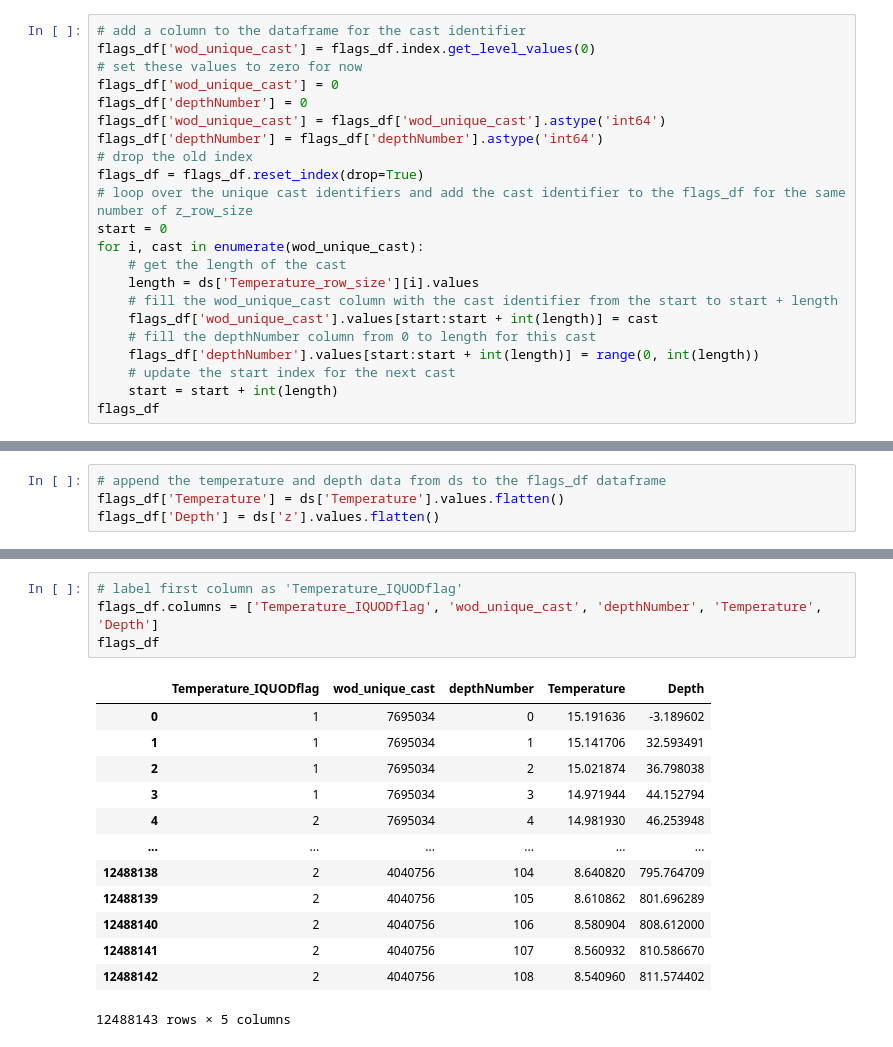
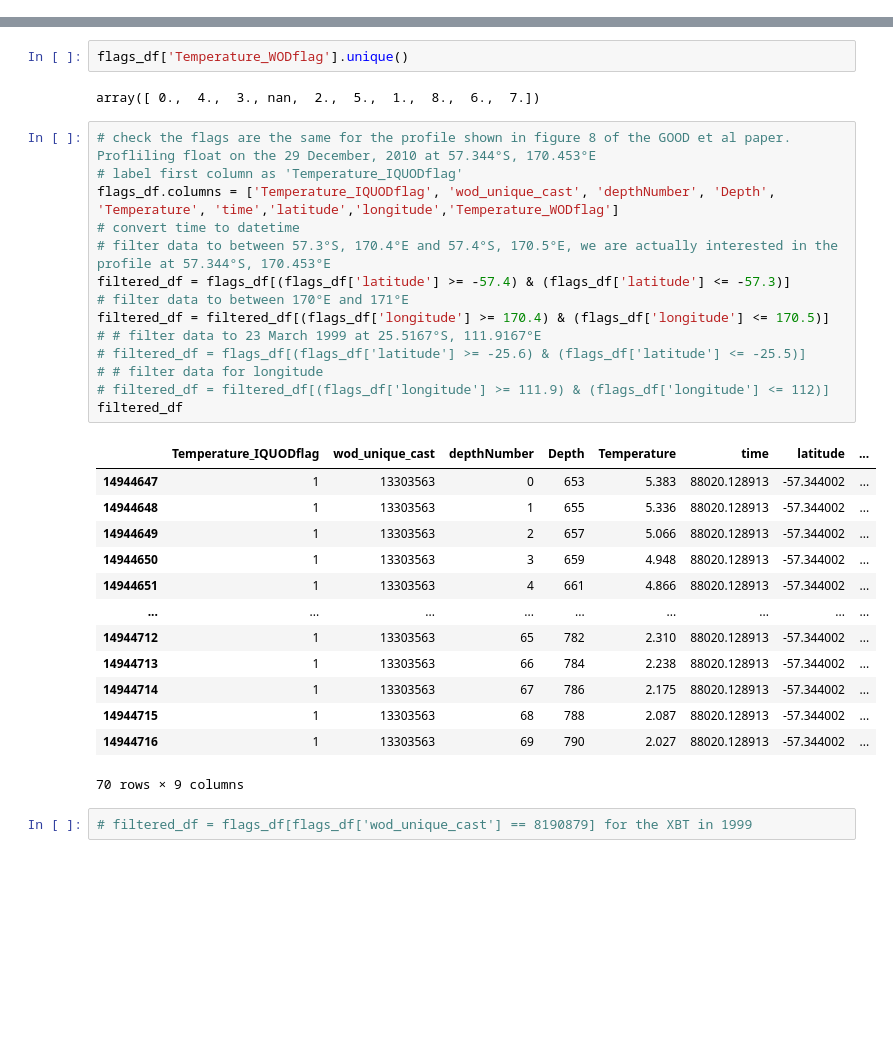
Before and after one commit to CARSv2/cars-v2, a Jupyter notebook: notebooks/IQuOD_check_flags.ipynb, the cells around one changed output, grey strips where cells are left out. Cells and saved outputs as stored; diff of their text form; blank space fills up the shorter version.

```diff
--- a/notebooks/IQuOD_check_flags.ipynb
+++ b/notebooks/IQuOD_check_flags.ipynb
@@ -36,22 +68,0 @@ flags_df
-# %%
-# add a column to the dataframe for the cast identifier
-flags_df['wod_unique_cast'] = flags_df.index.get_level_values(0)
-# set these values to zero for now
-flags_df['wod_unique_cast'] = 0
-flags_df['depthNumber'] = 0
-flags_df['wod_unique_cast'] = flags_df['wod_unique_cast'].astype('int64')
-flags_df['depthNumber'] = flags_df['depthNumber'].astype('int64')
-# drop the old index
-flags_df = flags_df.reset_index(drop=True)
-# loop over the unique cast identifiers and add the cast identifier to the flags_df for the same number of z_row_size
-start = 0
-for i, cast in enumerate(wod_unique_cast):
-    # get the length of the cast
-    length = ds['Temperature_row_size'][i].values
-    # fill the wod_unique_cast column with the cast identifier from the start to start + length
-    flags_df['wod_unique_cast'].values[start:start + int(length)] = cast
-    # fill the depthNumber column from 0 to length for this cast
-    flags_df['depthNumber'].values[start:start + int(length)] = range(0, int(length))
-    # update the start index for the next cast
-    start = start + int(length)
-flags_df
@@ -72,4 +68,0 @@ flags_df
-# %%
-# append the temperature and depth data from ds to the flags_df dataframe
-flags_df['Temperature'] = ds['Temperature'].values.flatten()
-flags_df['Depth'] = ds['z'].values.flatten()
@@ -90,19 +69,35 @@ flags_df['Depth'] = ds['z'].values.flatten()
+# %%
+flags_df['Temperature_WODflag'].unique()
+# %% [output]
+array([ 0.,  4.,  3., nan,  2.,  5.,  1.,  8.,  6.,  7.])
 # %%
+# check the flags are the same for the profile shown in figure 8 of the GOOD et al paper. Profliling float on the 29 December, 2010 at 57.344°S, 170.453°E
 # label first column as 'Temperature_IQUODflag'
-flags_df.columns = ['Temperature_IQUODflag', 'wod_unique_cast', 'depthNumber', 'Temperature', 'Depth']
-flags_df
+flags_df.columns = ['Temperature_IQUODflag', 'wod_unique_cast', 'depthNumber', 'Depth', 'Temperature', 'time','latitude','longitude','Temperature_WODflag']
+# convert time to datetime
+# filter data to between 57.3°S, 170.4°E and 57.4°S, 170.5°E, we are actually interested in the profile at 57.344°S, 170.453°E
+filtered_df = flags_df[(flags_df['latitude'] >= -57.4) & (flags_df['latitude'] <= -57.3)]
+# filter data to between 170°E and 171°E
+filtered_df = filtered_df[(flags_df['longitude'] >= 170.4) & (flags_df['longitude'] <= 170.5)]
+# # filter data to 23 March 1999 at 25.5167°S, 111.9167°E
+# filtered_df = flags_df[(flags_df['latitude'] >= -25.6) & (flags_df['latitude'] <= -25.5)]
+# # filter data for longitude
+# filtered_df = filtered_df[(flags_df['longitude'] >= 111.9) & (flags_df['longitude'] <= 112)]
+filtered_df
 # %% [output]
-|  | Temperature_IQUODflag | wod_unique_cast | depthNumber | Temperature | Depth |
-| 0 | 1 | 7695034 | 0 | 15.191636 | -3.189602 |
-| 1 | 1 | 7695034 | 1 | 15.141706 | 32.593491 |
-| 2 | 1 | 7695034 | 2 | 15.021874 | 36.798038 |
-| 3 | 1 | 7695034 | 3 | 14.971944 | 44.152794 |
-| 4 | 2 | 7695034 | 4 | 14.981930 | 46.253948 |
-| ... | ... | ... | ... | ... | ... |
-| 12488138 | 2 | 4040756 | 104 | 8.640820 | 795.764709 |
-| 12488139 | 2 | 4040756 | 105 | 8.610862 | 801.696289 |
-| 12488140 | 2 | 4040756 | 106 | 8.580904 | 808.612000 |
-| 12488141 | 2 | 4040756 | 107 | 8.560932 | 810.586670 |
-| 12488142 | 2 | 4040756 | 108 | 8.540960 | 811.574402 |
+|  | Temperature_IQUODflag | wod_unique_cast | depthNumber | Depth | Temperature | time | latitude | ... |
+| 14944647 | 1 | 13303563 | 0 | 653 | 5.383 | 88020.128913 | -57.344002 | ... |
+| 14944648 | 1 | 13303563 | 1 | 655 | 5.336 | 88020.128913 | -57.344002 | ... |
+| 14944649 | 1 | 13303563 | 2 | 657 | 5.066 | 88020.128913 | -57.344002 | ... |
+| 14944650 | 1 | 13303563 | 3 | 659 | 4.948 | 88020.128913 | -57.344002 | ... |
+| 14944651 | 1 | 13303563 | 4 | 661 | 4.866 | 88020.128913 | -57.344002 | ... |
+| ... | ... | ... | ... | ... | ... | ... | ... | ... |
+| 14944712 | 1 | 13303563 | 65 | 782 | 2.310 | 88020.128913 | -57.344002 | ... |
+| 14944713 | 1 | 13303563 | 66 | 784 | 2.238 | 88020.128913 | -57.344002 | ... |
+| 14944714 | 1 | 13303563 | 67 | 786 | 2.175 | 88020.128913 | -57.344002 | ... |
+| 14944715 | 1 | 13303563 | 68 | 788 | 2.087 | 88020.128913 | -57.344002 | ... |
+| 14944716 | 1 | 13303563 | 69 | 790 | 2.027 | 88020.128913 | -57.344002 | ... |
-12488143 rows × 5 columns
+70 rows × 9 columns
+# %%
+# filtered_df = flags_df[flags_df['wod_unique_cast'] == 8190879] for the XBT in 1999
 # %%
```
Also changed, not shown: parts of 16 cells of this notebook, 2 other files.
